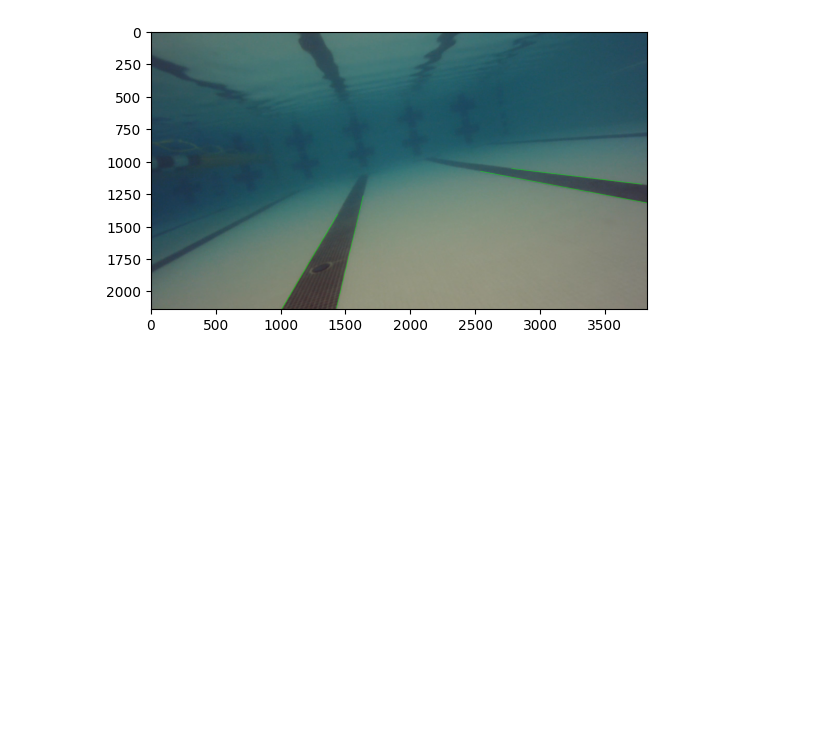
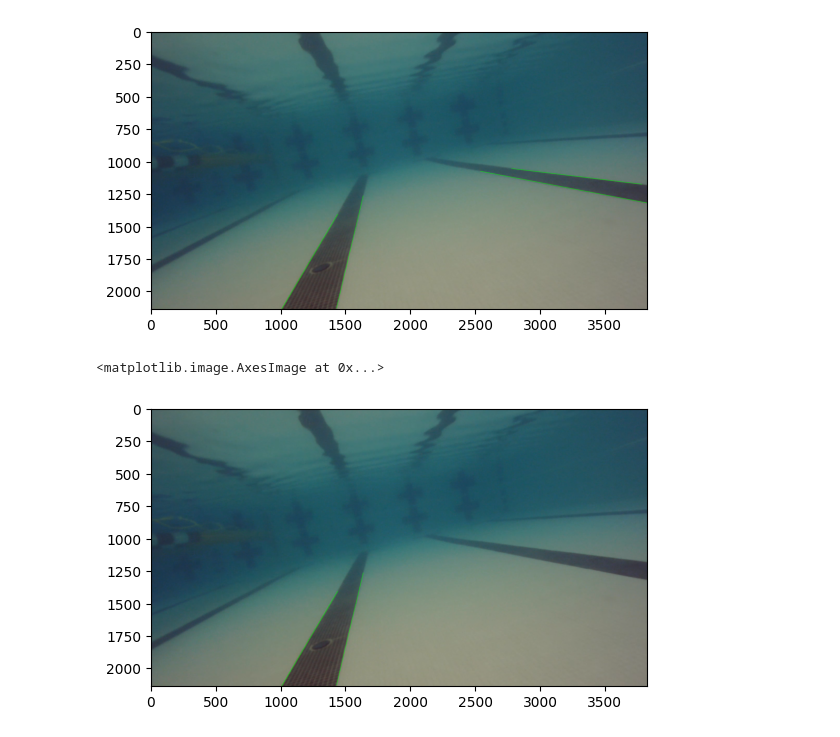
Before and after one commit to lilac613/cv-intro, a Jupyter notebook: lane_detection.ipynb, the cells around one changed output. Saved outputs shown, nothing was run; the diff lists cells and outputs as text; code cells hidden in the pictures; blank space fills up the shorter version.

Commit message:
wrote code to detect center lane

```diff
--- a/lane_detection.ipynb
+++ b/lane_detection.ipynb
@@ -9,6 +9,7 @@ from dt_apriltags import Detector
 my_img = cv2.imread('pool_lanes.png')
 test_img = cv2.imread('pool_lanes.png')
 lane_img = cv2.imread('pool_lanes.png')
+center_lane_img = cv2.imread('pool_lanes.png')
 # %%
 gray = cv2.cvtColor(my_img, cv2.COLOR_BGR2GRAY) # convert to grayscale
 #plt.imshow(gray)
@@ -45,3 +46,10 @@ plt.imshow(cv2.cvtColor(new_lane_img,cv2.COLOR_BGR2RGB))
 # %% [output]
 <matplotlib.image.AxesImage at 0x...>
 [figure]
+# %%
+closest_lane = lane_following.get_lane_center(lanelist)
+center_lane_image = lane_detection.draw_lanes(center_lane_img,closest_lane)
+plt.imshow(cv2.cvtColor(center_lane_img,cv2.COLOR_BGR2RGB))
+# %% [output]
+<matplotlib.image.AxesImage at 0x...>
+[figure, added]
```
Also changed, not shown: 1 other file.
